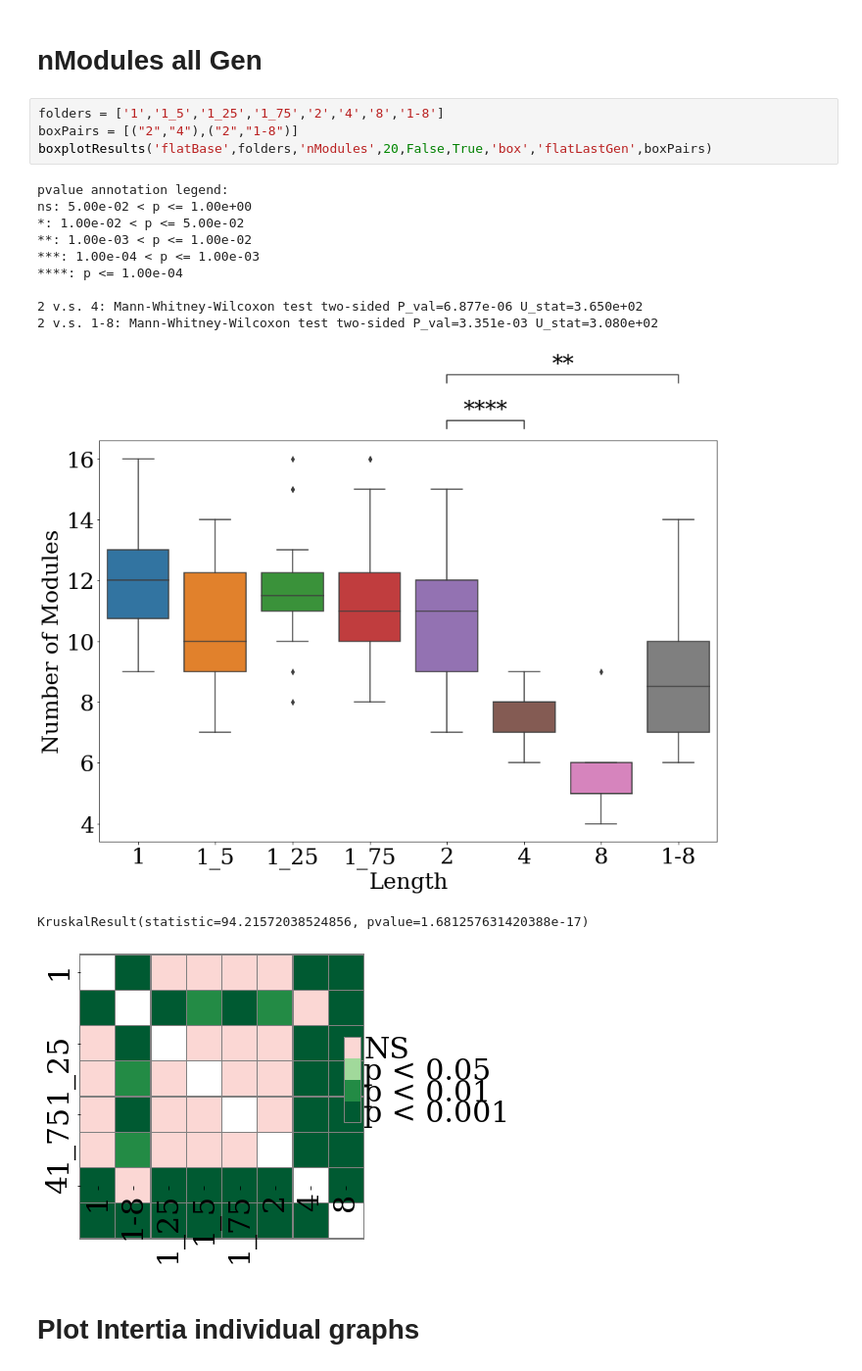
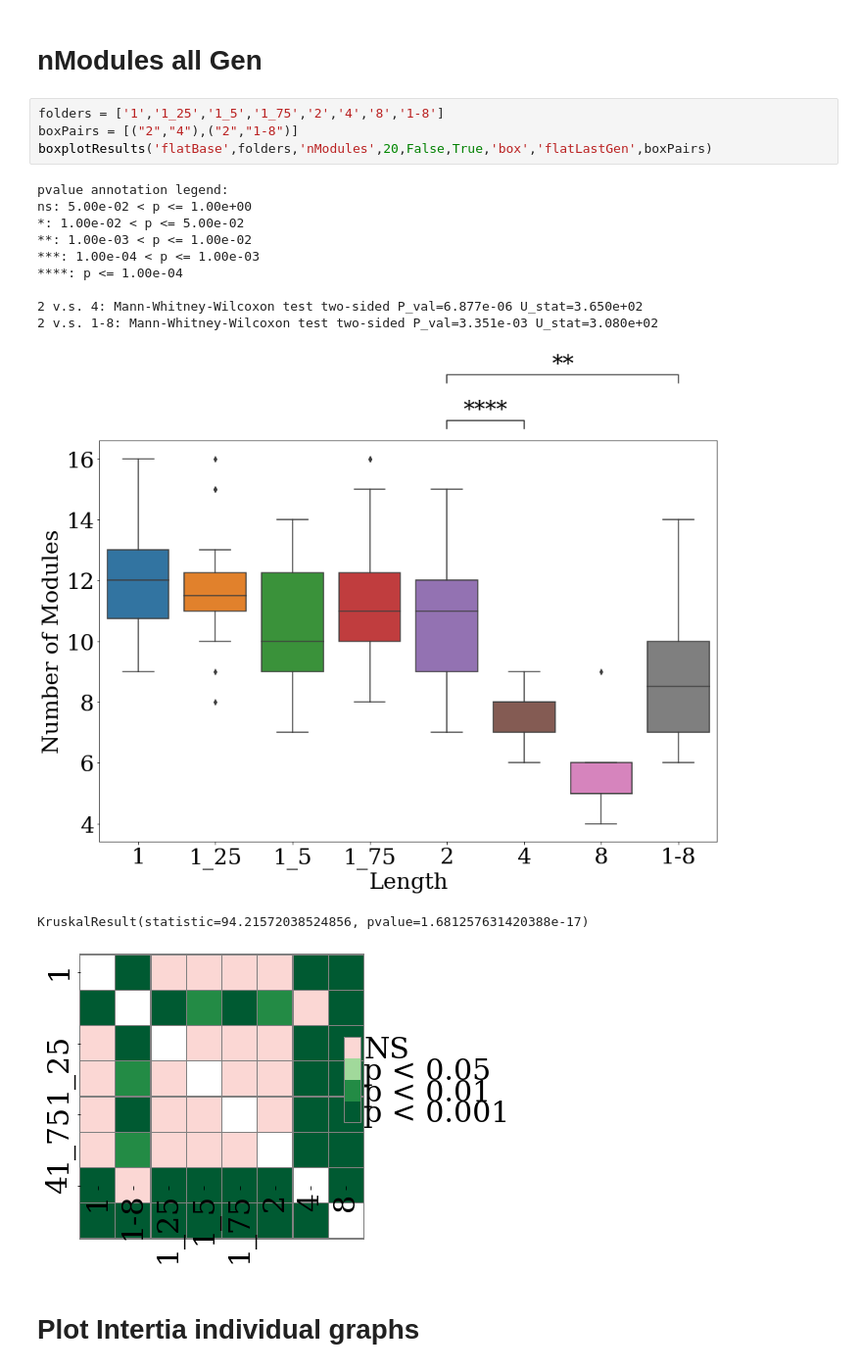
Before and after one commit to rmorenoga/paperGraphs, a Jupyter notebook: GraphsFlatBase.ipynb, the cells around one changed output. Shown at 98% size. Saved outputs shown, nothing was run; the diff lists cells and outputs as text.

Commit message:
Corrected order of lengths in graphs

```diff
--- a/GraphsFlatBase.ipynb
+++ b/GraphsFlatBase.ipynb
@@ -72,20 +72,20 @@ KruskalResult(statistic=105.57741130743996, pvalue=7.578635838489011e-20)
 # %% [markdown]
 # nModules all Gen
 # %%
-folders = ['1','1_5','1_25','1_75','2','4','8','1-8']
+folders = ['1','1_25','1_5','1_75','2','4','8','1-8']
 boxPairs = [("2","4"),("2","1-8")]
 boxplotResults('flatBase',folders,'nModules',20,False,True,'box','flatLastGen',boxPairs)
 # %% [output]
 pvalue annotation legend:
 ns: 5.00e-02 < p <= 1.00e+00
 *: 1.00e-02 < p <= 5.00e-02
 **: 1.00e-03 < p <= 1.00e-02
 ***: 1.00e-04 < p <= 1.00e-03
 ****: p <= 1.00e-04
 
 2 v.s. 4: Mann-Whitney-Wilcoxon test two-sided P_val=6.877e-06 U_stat=3.650e+02
 2 v.s. 1-8: Mann-Whitney-Wilcoxon test two-sided P_val=3.351e-03 U_stat=3.080e+02
-[figure, old version]
+[figure, new version]
 KruskalResult(statistic=94.21572038524856, pvalue=1.681257631420388e-17)
 [figure]
 # %% [markdown]
```
Also changed, not shown: parts of 3 cells of this notebook, 1 other file.
